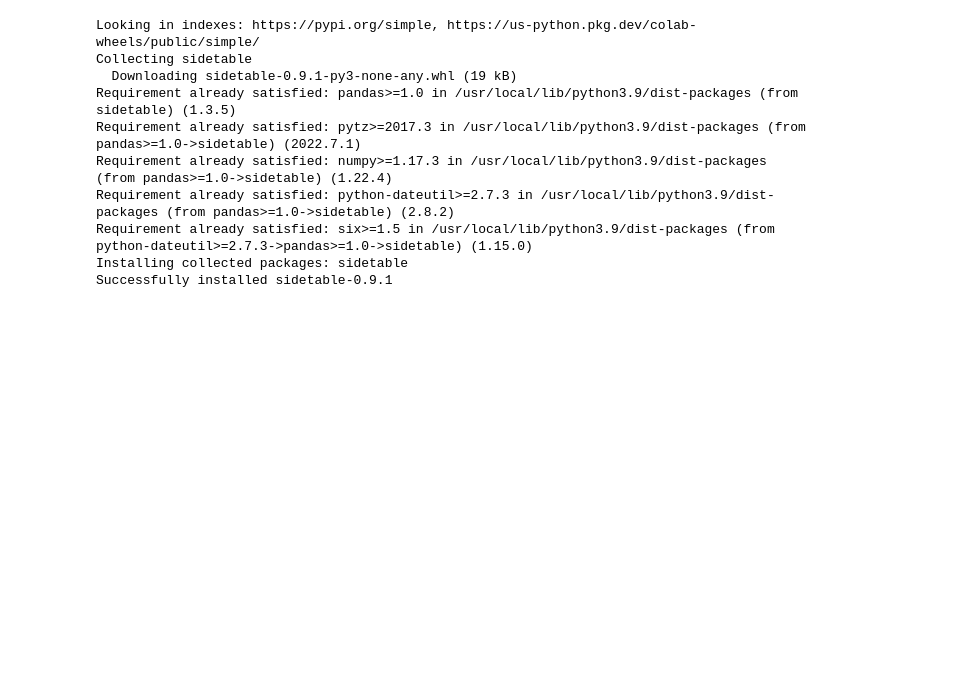
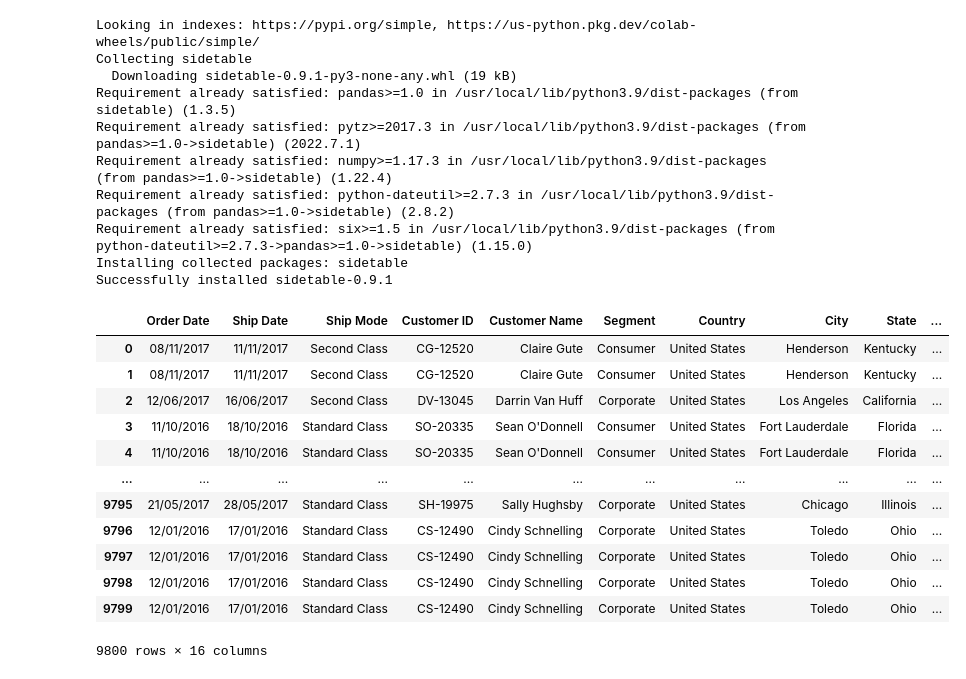
Before and after one commit to ezenavarro1/ds.coder, a Jupyter notebook: TESTING.ipynb, the cells around one changed output. Saved outputs shown, nothing was run; the diff lists cells and outputs as text; code cells hidden in the pictures; blank space fills up the shorter version.

```diff
--- a/TESTING.ipynb
+++ b/TESTING.ipynb
@@ -18,6 +20,22 @@ Requirement already satisfied: python-dateutil>=2.7.3 in /usr/local/lib/python3.
 Requirement already satisfied: six>=1.5 in /usr/local/lib/python3.9/dist-packages (from python-dateutil>=2.7.3->pandas>=1.0->sidetable) (1.15.0)
 Installing collected packages: sidetable
 Successfully installed sidetable-0.9.1
+# %%
+df
+# %% [output]
+|  | Order Date | Ship Date | Ship Mode | Customer ID | Customer Name | Segment | Country | City | State | ... |
+| 0 | 08/11/2017 | 11/11/2017 | Second Class | CG-12520 | Claire Gute | Consumer | United States | Henderson | Kentucky | ... |
+| 1 | 08/11/2017 | 11/11/2017 | Second Class | CG-12520 | Claire Gute | Consumer | United States | Henderson | Kentucky | ... |
+| 2 | 12/06/2017 | 16/06/2017 | Second Class | DV-13045 | Darrin Van Huff | Corporate | United States | Los Angeles | California | ... |
+| 3 | 11/10/2016 | 18/10/2016 | Standard Class | SO-20335 | Sean O'Donnell | Consumer | United States | Fort Lauderdale | Florida | ... |
+| 4 | 11/10/2016 | 18/10/2016 | Standard Class | SO-20335 | Sean O'Donnell | Consumer | United States | Fort Lauderdale | Florida | ... |
+| ... | ... | ... | ... | ... | ... | ... | ... | ... | ... | ... |
+| 9795 | 21/05/2017 | 28/05/2017 | Standard Class | SH-19975 | Sally Hughsby | Corporate | United States | Chicago | Illinois | ... |
+| 9796 | 12/01/2016 | 17/01/2016 | Standard Class | CS-12490 | Cindy Schnelling | Corporate | United States | Toledo | Ohio | ... |
+| 9797 | 12/01/2016 | 17/01/2016 | Standard Class | CS-12490 | Cindy Schnelling | Corporate | United States | Toledo | Ohio | ... |
+| 9798 | 12/01/2016 | 17/01/2016 | Standard Class | CS-12490 | Cindy Schnelling | Corporate | United States | Toledo | Ohio | ... |
+| 9799 | 12/01/2016 | 17/01/2016 | Standard Class | CS-12490 | Cindy Schnelling | Corporate | United States | Toledo | Ohio | ... |
+9800 rows × 16 columns
 # %%
 df = pd.read_csv("train.csv");
 
```
Also changed, not shown: parts of 23 cells of this notebook.
